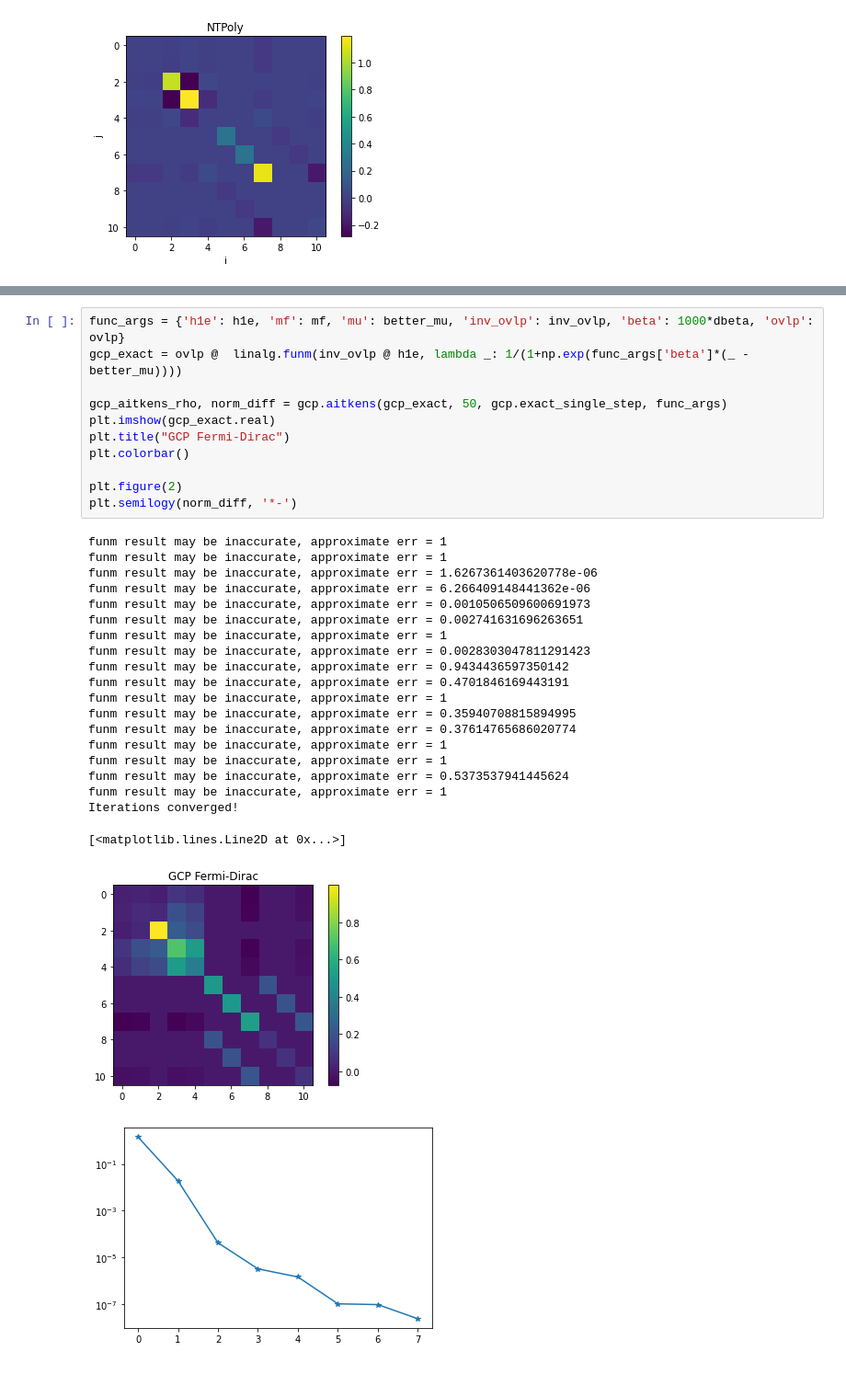
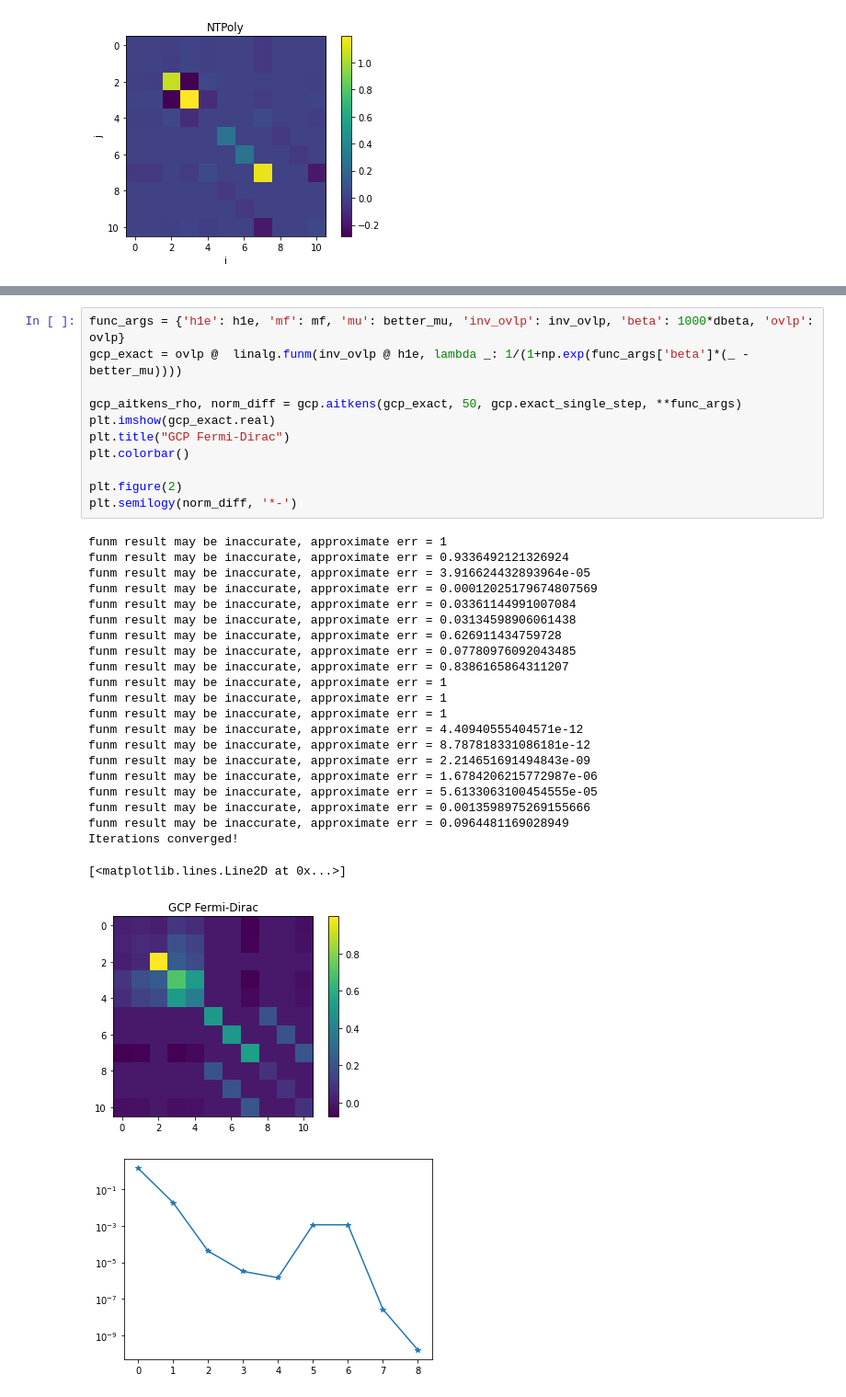
Before and after one commit to jleamer/DMM, a Jupyter notebook: RK4_DMM/non_linear_correction.ipynb, the cells around one changed output, grey strips where cells are left out. Shown: that part at 92% size. Saved outputs shown, nothing was run; the diff lists cells and outputs as text.

```diff
--- a/RK4_DMM/non_linear_correction.ipynb
+++ b/RK4_DMM/non_linear_correction.ipynb
@@ -224,34 +226,36 @@ Text(0, 0.5, '||p_n+1 - p_n||')
 # %%
 func_args = {'h1e': h1e, 'mf': mf, 'mu': better_mu, 'inv_ovlp': inv_ovlp, 'beta': 1000*dbeta, 'ovlp': ovlp}
 gcp_exact = ovlp @  linalg.funm(inv_ovlp @ h1e, lambda _: 1/(1+np.exp(func_args['beta']*(_ - better_mu))))
 
-gcp_aitkens_rho, norm_diff = gcp.aitkens(gcp_exact, 50, gcp.exact_single_step, func_args)
+gcp_aitkens_rho, norm_diff = gcp.aitkens(gcp_exact, 50, gcp.exact_single_step, **func_args)
 plt.imshow(gcp_exact.real)
 plt.title("GCP Fermi-Dirac")
 plt.colorbar()
 
 plt.figure(2)
 plt.semilogy(norm_diff, '*-')
 # %% [output]
+funm result may be inaccurate, approximate err = 1
+funm result may be inaccurate, approximate err = 0.9336492121326924
+funm result may be inaccurate, approximate err = 3.916624432893964e-05
+funm result may be inaccurate, approximate err = 0.00012025179674807569
+funm result may be inaccurate, approximate err = 0.03361144991007084
+funm result may be inaccurate, approximate err = 0.03134598906061438
+funm result may be inaccurate, approximate err = 0.626911434759728
+funm result may be inaccurate, approximate err = 0.07780976092043485
+funm result may be inaccurate, approximate err = 0.8386165864311207
 funm result may be inaccurate, approximate err = 1
 funm result may be inaccurate, approximate err = 1
-funm result may be inaccurate, approximate err = 1.6267361403620778e-06
-funm result may be inaccurate, approximate err = 6.266409148441362e-06
-funm result may be inaccurate, approximate err = 0.0010506509600691973
-funm result may be inaccurate, approximate err = 0.002741631696263651
 funm result may be inaccurate, approximate err = 1
-funm result may be inaccurate, approximate err = 0.0028303047811291423
-funm result may be inaccurate, approximate err = 0.9434436597350142
-funm result may be inaccurate, approximate err = 0.4701846169443191
-funm result may be inaccurate, approximate err = 1
-funm result may be inaccurate, approximate err = 0.35940708815894995
-funm result may be inaccurate, approximate err = 0.37614765686020774
-funm result may be inaccurate, approximate err = 1
-funm result may be inaccurate, approximate err = 1
-funm result may be inaccurate, approximate err = 0.5373537941445624
-funm result may be inaccurate, approximate err = 1
+funm result may be inaccurate, approximate err = 4.40940555404571e-12
+funm result may be inaccurate, approximate err = 8.787818331086181e-12
+funm result may be inaccurate, approximate err = 2.214651691494843e-09
+funm result may be inaccurate, approximate err = 1.6784206215772987e-06
+funm result may be inaccurate, approximate err = 5.6133063100454555e-05
+funm result may be inaccurate, approximate err = 0.0013598975269155666
+funm result may be inaccurate, approximate err = 0.0964481169028949
 Iterations converged!
 [<matplotlib.lines.Line2D at 0x...>]
 [figure]
-[figure, old version]
+[figure, new version]
 # %%
```
Also changed, not shown: parts of 19 cells of this notebook, 17 other files.
